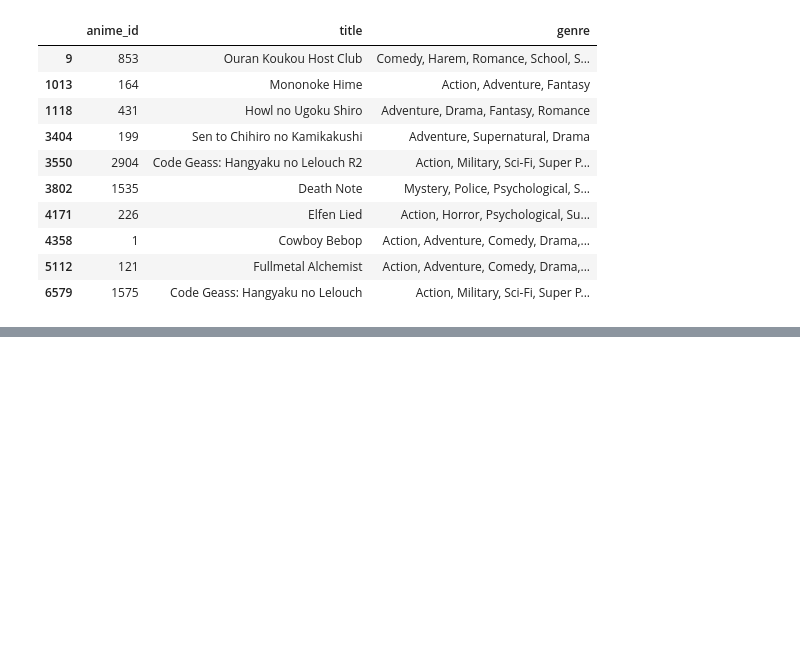
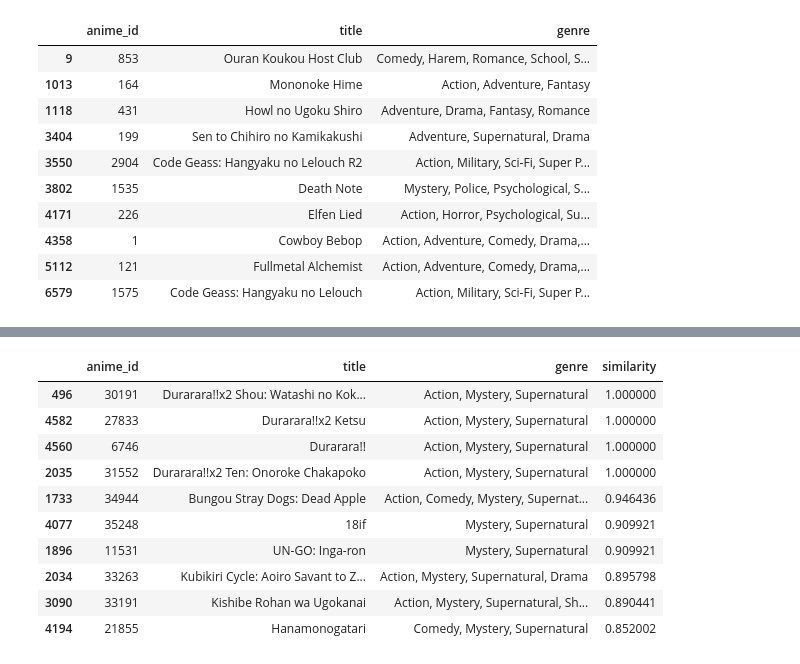
Before and after one commit to Nitheeshwar/Anime-recommendation-system, a Jupyter notebook: Testing/testing.ipynb, the cells around one changed output, grey strips where cells are left out. Cells and saved outputs as stored; diff of their text form; code cells hidden in the pictures; blank space fills up the shorter version.

```diff
--- a/Testing/testing.ipynb
+++ b/Testing/testing.ipynb
@@ -744,0 +894,74 @@ KNN-based Collaborative Filtering Recommendations:
+# %%
+def recommend_anime_by_name_and_genrefilter(anime_df, anime_name, genre_filters=None, top_n=10, match_all=False):
+    """
+    Recommend anime based on the name of a liked anime and an optional genre filter.
+
+    Parameters:
+    - anime_df (DataFrame): Global anime dataset (with anime_id, title, genre).
+    - anime_name (str): The title of the anime the user likes.
+    - genre_filters (list of str, optional): List of genres to filter by (e.g., ["Action", "Adventure"]).
+    - top_n (int): Number of recommendations to return.
+    - match_all (bool): If True, match anime that include all specified genres. Otherwise, match any genre.
+
+    Returns:
+    - DataFrame: Top N recommended anime with their similarity scores or an error message if the anime is not found.
+    """
+    from sklearn.feature_extraction.text import TfidfVectorizer
+    from sklearn.metrics.pairwise import cosine_similarity
+
+    # Ensure `get_anime_id` function returns the correct anime ID for the given anime name
+    anime_id = get_anime_id(anime_name)
+
+    # Filter anime_df to get the selected anime by name (assuming 'anime_id' is an integer)
+    selected_anime = anime_df[anime_df['anime_id'] == anime_id]
+
+    if selected_anime.empty:
+        return f"No anime found with the name '{anime_name}'. Please check the spelling or try a different name."
+
+    # Get the anime_id and genre of the selected anime
+    selected_anime_id = selected_anime.iloc[0]['anime_id']
+    selected_anime_genre = selected_anime.iloc[0]['genre']
+
+    # TF-IDF Vectorization for genre similarity
+    tfidf_vectorizer = TfidfVectorizer()
+    combined_genres = anime_df['genre'].tolist() + [selected_anime_genre]
+    genre_tfidf_matrix = tfidf_vectorizer.fit_transform(combined_genres)
+
+    # Calculate Cosine Similarity
+    selected_anime_vector = genre_tfidf_matrix[-1]  # Vector for selected anime
+    cosine_sim = cosine_similarity(selected_anime_vector, genre_tfidf_matrix[:-1]).flatten()
+
+    # Add similarity scores to the anime dataframe
+    anime_df['similarity'] = cosine_sim
+
+    # Filter by genres if specified
+    if genre_filters:
+        if match_all:
+            # Match all genres: Anime must include all genres in the filter
+            genre_filter_set = set(genre_filters)
+            anime_df = anime_df[
+                anime_df['genre'].apply(lambda x: genre_filter_set.issubset(set(x.split(', '))))
+            ]
+        else:
+            # Match any genre: Anime must include at least one genre in the filter
+            genre_regex = '|'.join(genre_filters)  # Create a regex to match any genre
+            anime_df = anime_df[anime_df['genre'].str.contains(genre_regex, case=False)]
+
+    # Sort by similarity and return top N
+    #recommendations = anime_df.sort_values(by='similarity', ascending=False).head(top_n)
+    content_recommendations = anime_df.sort_values('similarity', ascending=False)
+    filtered_content_recommendations = content_recommendations[~content_recommendations['anime_id'].isin(exclude_ids)]
+    filtered_recommendations = filter_related_recommendations(filtered_content_recommendations, anime_df)
+
+    final_recommendations = filtered_recommendations.head(top_n)
+    final_recommendations
+
+    return final_recommendations[['anime_id', 'title', 'genre', 'similarity']]
+    #return recommendations[['anime_id', 'title', 'genre', 'similarity']]
+
+# Example Usage
+anime_name = "Durarara"  # Specify the anime the user likes
+genre_filters = ["Mystery"]  # Multiple genres (optional)
+recommendations = recommend_anime_by_name_and_genrefilter(anime_df, anime_name, genre_filters, top_n=10, match_all=False)
+recommendations
+# %% [output]
@@ -744,0 +969,11 @@ KNN-based Collaborative Filtering Recommendations:
+|  | anime_id | title | genre | similarity |
+| 496 | 30191 | Durarara!!x2 Shou: Watashi no Kok... | Action, Mystery, Supernatural | 1.000000 |
+| 4582 | 27833 | Durarara!!x2 Ketsu | Action, Mystery, Supernatural | 1.000000 |
+| 4560 | 6746 | Durarara!! | Action, Mystery, Supernatural | 1.000000 |
+| 2035 | 31552 | Durarara!!x2 Ten: Onoroke Chakapoko | Action, Mystery, Supernatural | 1.000000 |
+| 1733 | 34944 | Bungou Stray Dogs: Dead Apple | Action, Comedy, Mystery, Supernat... | 0.946436 |
+| 4077 | 35248 | 18if | Mystery, Supernatural | 0.909921 |
+| 1896 | 11531 | UN-GO: Inga-ron | Mystery, Supernatural | 0.909921 |
+| 2034 | 33263 | Kubikiri Cycle: Aoiro Savant to Z... | Action, Mystery, Supernatural, Drama | 0.895798 |
+| 3090 | 33191 | Kishibe Rohan wa Ugokanai | Action, Mystery, Supernatural, Sh... | 0.890441 |
+| 4194 | 21855 | Hanamonogatari | Comedy, Mystery, Supernatural | 0.852002 |
```
Also changed, not shown: parts of 8 cells of this notebook, 1 other file.
